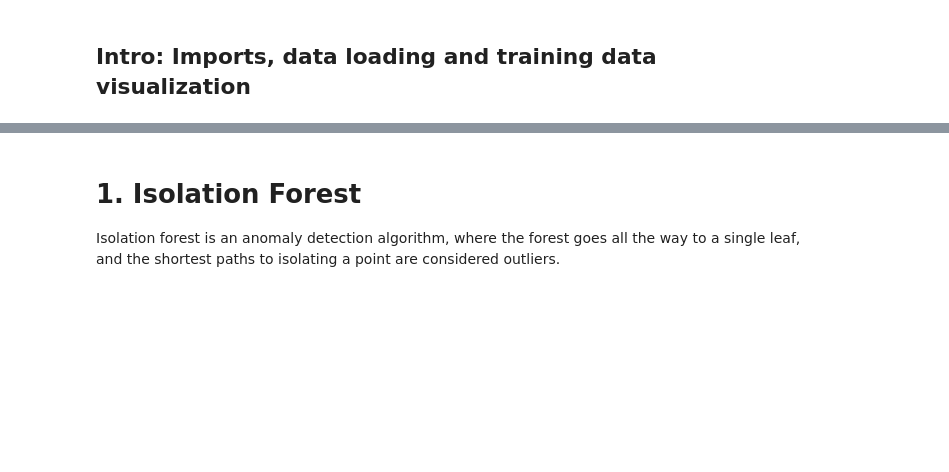
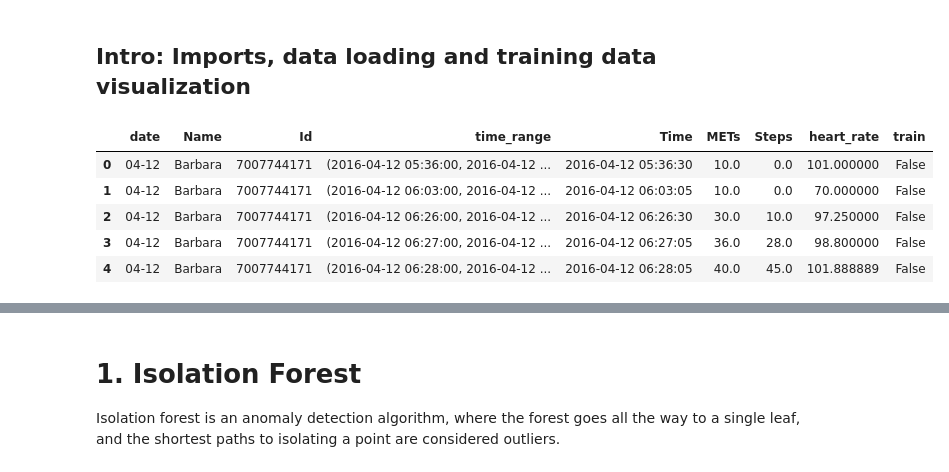
Before and after one commit to krugergui/bellabeat, a Jupyter notebook: bellabeat-case-study-3-3-ml-modelling.ipynb, the cells around one changed output, grey strips where cells are left out. Saved outputs shown, nothing was run; the diff lists cells and outputs as text; code cells hidden in the pictures; blank space fills up the shorter version.

```diff
--- a/bellabeat-case-study-3-3-ml-modelling.ipynb
+++ b/bellabeat-case-study-3-3-ml-modelling.ipynb
@@ -37,6 +40,15 @@ RED = '#fe6760'
 # %%
-df = pd.read_pickle('/kaggle/input/reduced-dataset-with-train-datapickle/reduced_dataset_with_train_data.pickle')
+data_dir = '../output_files/'
+
+df = pd.read_pickle(data_dir + 'reduced_dataset_with_train_data.pickle')
 df.head()
+# %% [output]
+|  | date | Name | Id | time_range | Time | METs | Steps | heart_rate | train |
+| 0 | 04-12 | Barbara | 7007744171 | (2016-04-12 05:36:00, 2016-04-12 ... | 2016-04-12 05:36:30 | 10.0 | 0.0 | 101.000000 | False |
+| 1 | 04-12 | Barbara | 7007744171 | (2016-04-12 06:03:00, 2016-04-12 ... | 2016-04-12 06:03:05 | 10.0 | 0.0 | 70.000000 | False |
+| 2 | 04-12 | Barbara | 7007744171 | (2016-04-12 06:26:00, 2016-04-12 ... | 2016-04-12 06:26:30 | 30.0 | 10.0 | 97.250000 | False |
+| 3 | 04-12 | Barbara | 7007744171 | (2016-04-12 06:27:00, 2016-04-12 ... | 2016-04-12 06:27:05 | 36.0 | 28.0 | 98.800000 | False |
+| 4 | 04-12 | Barbara | 7007744171 | (2016-04-12 06:28:00, 2016-04-12 ... | 2016-04-12 06:28:05 | 40.0 | 45.0 | 101.888889 | False |
 # %%
 # A look into the train data
 
```
Also changed, not shown: parts of 12 cells of this notebook, 4 other files.
